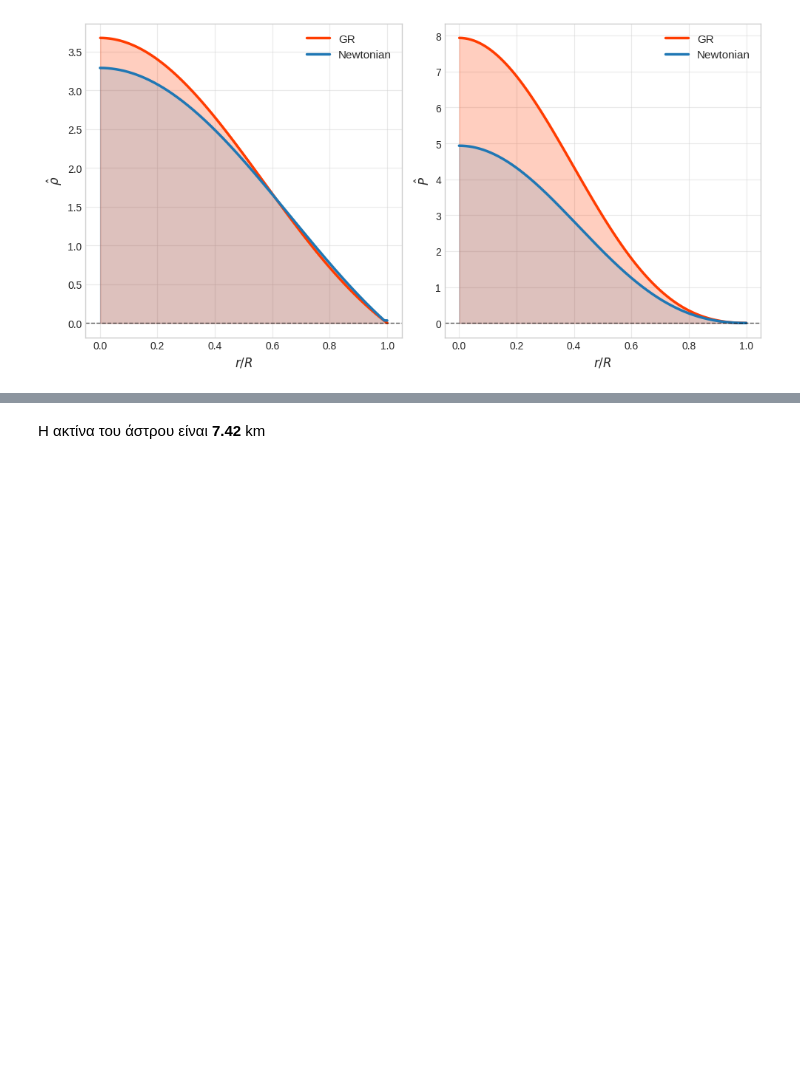
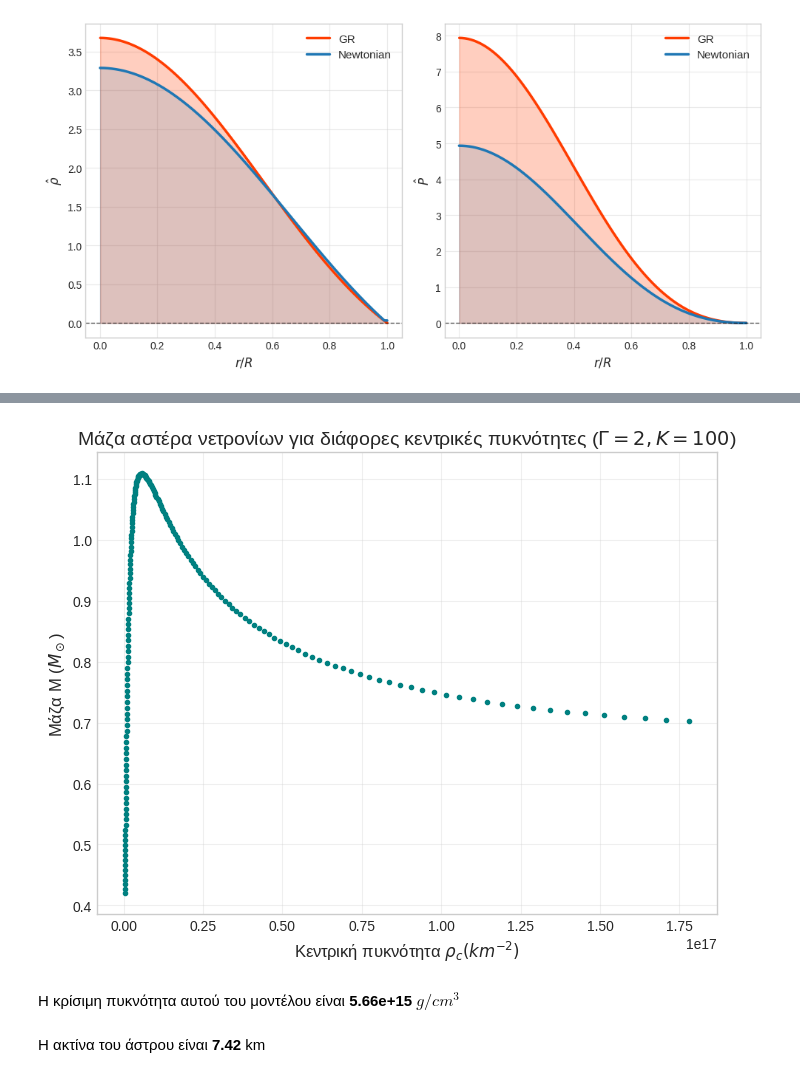
Before and after one commit to Vagge31/Stellar-Pulsations, a Jupyter notebook: tov.ipynb, the cells around one changed output, grey strips where cells are left out. Saved outputs shown, nothing was run; the diff lists cells and outputs as text; code cells hidden in the pictures; blank space fills up the shorter version.

```diff
--- a/tov.ipynb
+++ b/tov.ipynb
@@ -103,3 +105,21 @@ plt.show()
+# %%
+plt.figure(figsize=(8, 6))
+plt.scatter(rho_c_values/(7.4*1e-19), M_list, marker='.', color='teal')
+plt.xlabel(r'Κεντρική πυκνότητα $\rho_c (km^{-2})$', fontsize=12)
+plt.ylabel(r'Μάζα M ($M_\odot$)', fontsize=12)
+plt.title(r'Μάζα αστέρα νετρονίων για διάφορες κεντρικές πυκνότητες ($\Gamma=2, K=100$)', fontsize=14)
+
+plt.grid(True, alpha=0.3)
+plt.savefig("rhoc-M_g=2.png")
+plt.show()
+# %% [output]
+[figure, added]
+# %%
+#Κρίσιμη πυκνότητα, εκει που η μάζα γινεται μεγιστη.
+rho_crit = rho_c_values[np.argmax(M_list)]
+display(Markdown(rf"Η κρίσιμη πυκνότητα αυτού του μοντέλου είναι **{rho_crit/(7.4*1e-19):.2e}** $g/cm^3$"))
+# %% [output]
+Η κρίσιμη πυκνότητα αυτού του μοντέλου είναι **5.66e+15** $g/cm^3$
 # %%
 #Ρεαλιστική EoS όπως στο paper των OV
 t = np.linspace(1e-5,5,1000)
```
Also changed, not shown: parts of 4 cells of this notebook, 3 other files.
